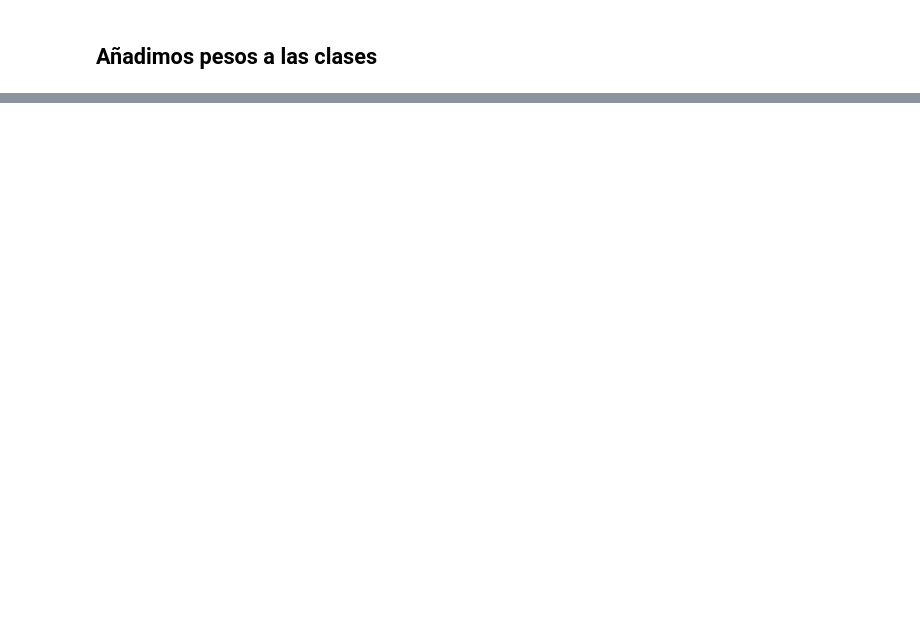
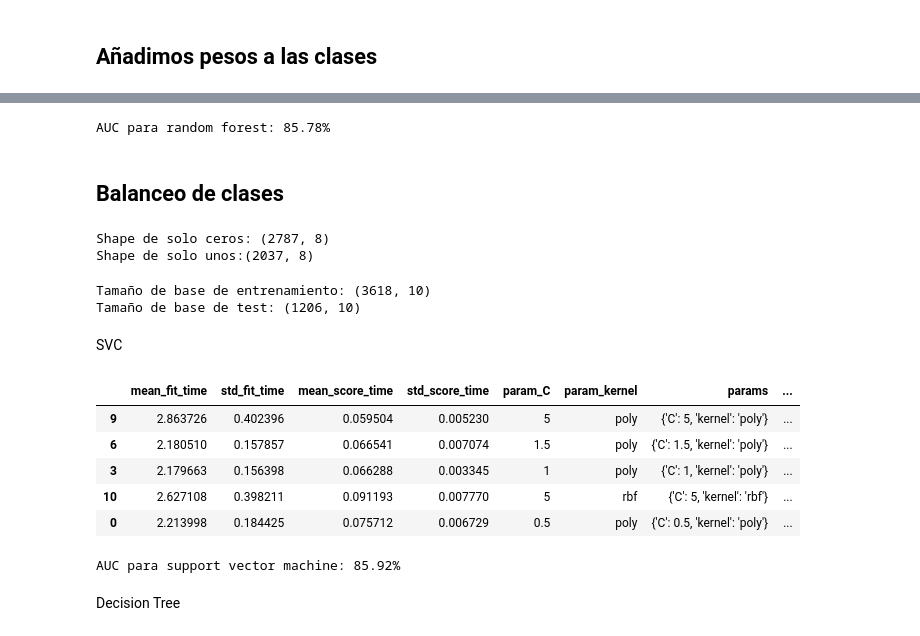
Before and after one commit to jolual2747/bank-customer-churn-prediction, a Jupyter notebook: 02-MODELACION.ipynb, the cells around one changed output, grey strips where cells are left out. Cells and saved outputs as stored; diff of their text form; code cells hidden in the pictures; blank space fills up the shorter version.

```diff
--- a/02-MODELACION.ipynb
+++ b/02-MODELACION.ipynb
@@ -283,8 +354,54 @@ AUC para random forest: 87.82%
+# %%
+print(f"AUC para random forest: {roc_auc_score(y_test, grid3.best_estimator_.predict_proba(X_test)[:, 1]):.2%}")
+# %% [output]
+AUC para random forest: 85.78%
+# %% [markdown]
+## Balanceo de clases
+# %%
+zeros = new_df[new_df['Exited']==0].sample(frac= 0.35)
+ones = new_df[new_df['Exited']==1]
+print(f"Shape de solo ceros: {zeros.shape}")
+print(f"Shape de solo unos:{ones.shape}")
+# %% [output]
+Shape de solo ceros: (2787, 8)
+Shape de solo unos:(2037, 8)
+# %%
+new_df2 = pd.concat([zeros, ones], axis = 0)
+
+to_encode = new_df2.select_dtypes('object').columns.tolist()
+to_scale = ['CreditScore', 'Age', 'Balance', 'NumOfProducts']
+
+transformer = ColumnTransformer([
+    ('OHE', OneHotEncoder(sparse=False, handle_unknown='ignore'), to_encode),
+    ('scaler', MinMaxScaler(), to_scale)
+], verbose_feature_names_out=False, remainder='passthrough').set_output(transform='pandas')
+
+X = new_df2.drop(columns=['Exited'])
+y = new_df2.Exited.values
+X = transformer.fit_transform(X)
+X_train, X_test, y_train, y_test = train_test_split(X, y, random_state=1234)
+print(f"Tamaño de base de entrenamiento: {X_train.shape}")
+print(f"Tamaño de base de test: {X_test.shape}")
+# %% [output]
+Tamaño de base de entrenamiento: (3618, 10)
+Tamaño de base de test: (1206, 10)
+# %% [markdown]
+SVC
 # %%
-from sklearn.svm import SVC
-from sklearn.model_selection import GridSearchCV
-
 param_grid = {'kernel': ['poly', 'rbf', 'sigmoid'], 'C':[0.5, 1, 1.5, 5]}
-grid = GridSearchCV(SVC(probability=True,), param_grid=param_grid, n_jobs=-1, scoring='roc_auc', cv = 5, return_train_score=False)
+grid = GridSearchCV(SVC(probability=True, random_state=1234), param_grid=param_grid, n_jobs=-1, scoring='roc_auc', cv = 5, return_train_score=False)
 grid.fit(X_train, y_train)
 pd.DataFrame(grid.cv_results_).sort_values(by='rank_test_score', ascending=True).head(5)
+# %% [output]
+|  | mean_fit_time | std_fit_time | mean_score_time | std_score_time | param_C | param_kernel | params | ... |
+| 9 | 2.863726 | 0.402396 | 0.059504 | 0.005230 | 5 | poly | {'C': 5, 'kernel': 'poly'} | ... |
+| 6 | 2.180510 | 0.157857 | 0.066541 | 0.007074 | 1.5 | poly | {'C': 1.5, 'kernel': 'poly'} | ... |
+| 3 | 2.179663 | 0.156398 | 0.066288 | 0.003345 | 1 | poly | {'C': 1, 'kernel': 'poly'} | ... |
+| 10 | 2.627108 | 0.398211 | 0.091193 | 0.007770 | 5 | rbf | {'C': 5, 'kernel': 'rbf'} | ... |
+| 0 | 2.213998 | 0.184425 | 0.075712 | 0.006729 | 0.5 | poly | {'C': 0.5, 'kernel': 'poly'} | ... |
+# %%
+print(f"AUC para support vector machine: {roc_auc_score(y_test, grid.best_estimator_.predict_proba(X_test)[:, 1]):.2%}")
+# %% [output]
+AUC para support vector machine: 85.92%
+# %% [markdown]
+Decision Tree
```
Also changed, not shown: parts of 42 cells of this notebook.
